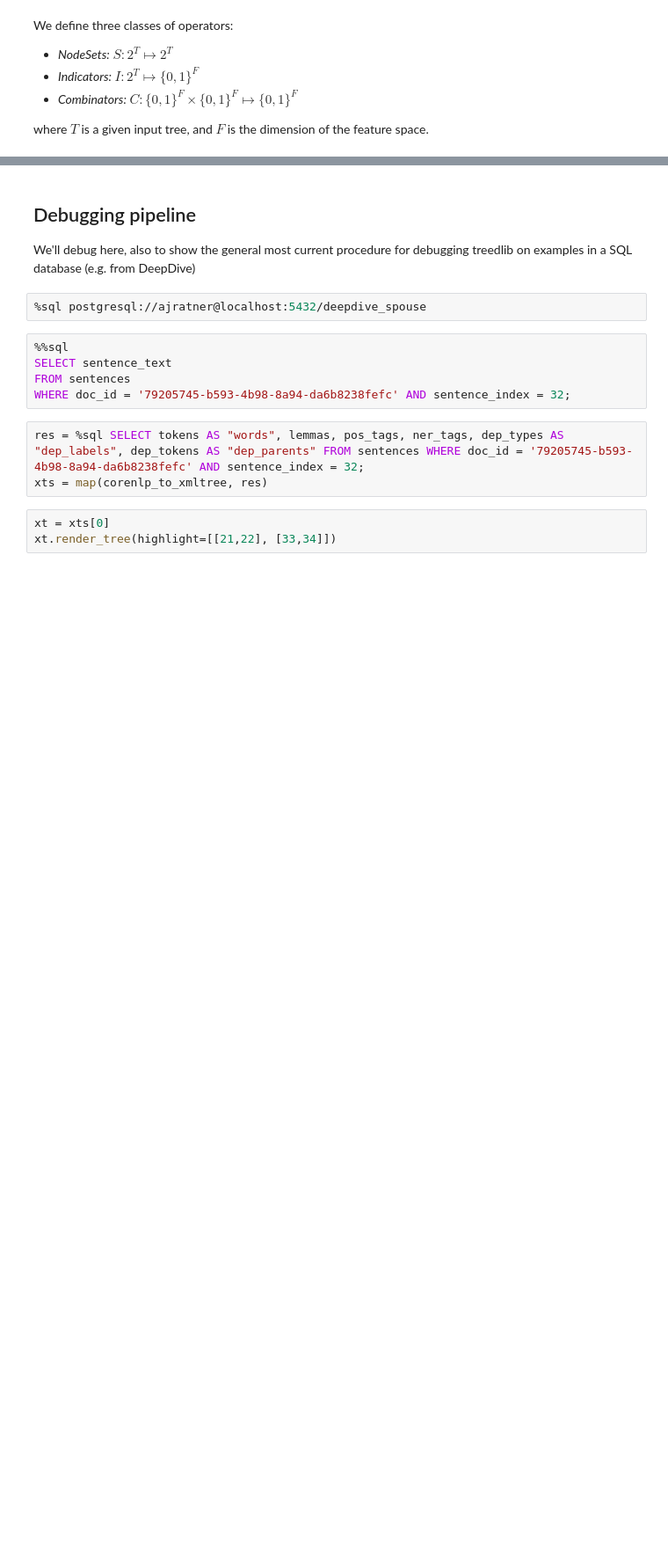
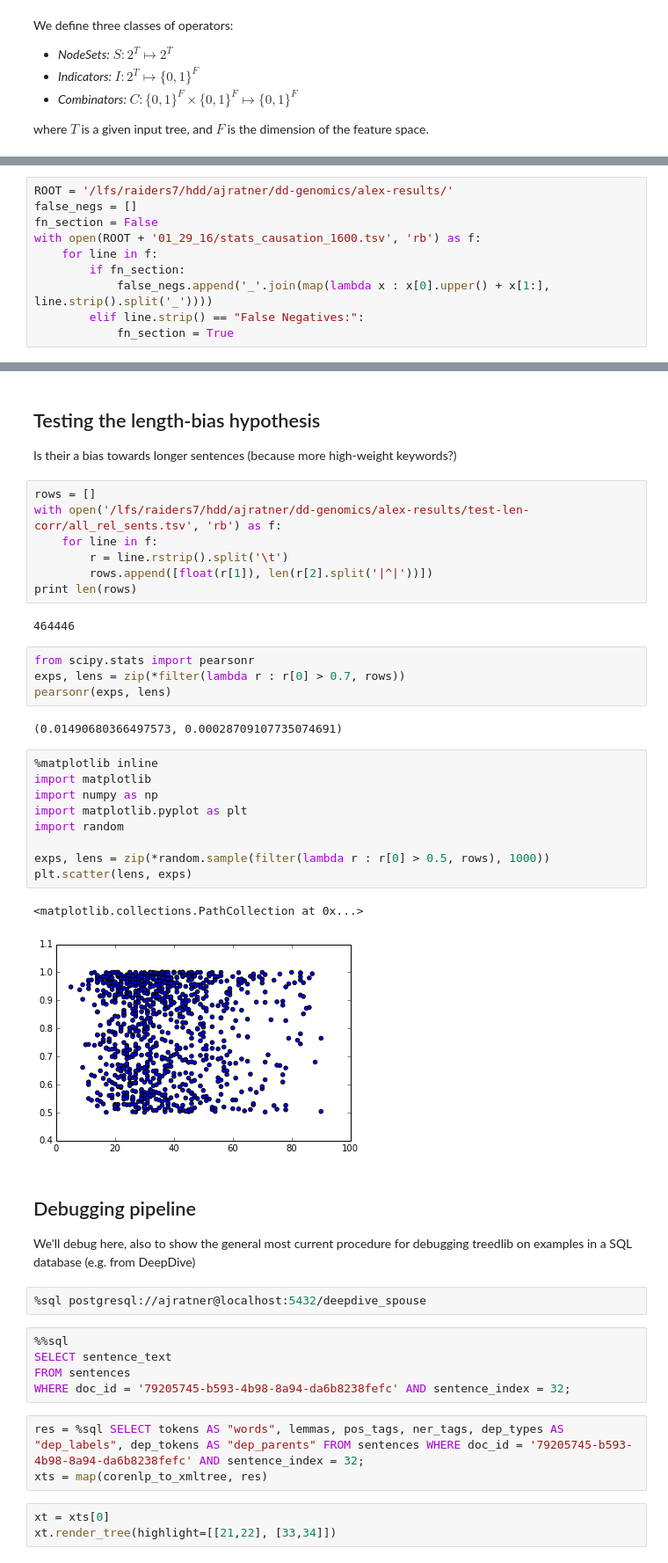
Before and after one commit to HazyResearch/treedlib, a Jupyter notebook: treedlib.ipynb, the cells around one changed output, grey strips where cells are left out. Shown at 88% size. Drawn from its saved outputs; the diff is of its cells as text; blank space fills up the shorter version.

```diff
--- a/treedlib.ipynb
+++ b/treedlib.ipynb
@@ -26,0 +39,10 @@ where $T$ is a given input tree, and $F$ is the dimension of the feature space.
+# %%
+ROOT = '/lfs/raiders7/hdd/ajratner/dd-genomics/alex-results/'
+false_negs = []
+fn_section = False
+with open(ROOT + '01_29_16/stats_causation_1600.tsv', 'rb') as f:
+    for line in f:
+        if fn_section:
+            false_negs.append('_'.join(map(lambda x : x[0].upper() + x[1:], line.strip().split('_'))))
+        elif line.strip() == "False Negatives:":
+            fn_section = True
@@ -76,3 +251,34 @@ Indicator(Parent(Between(Mention(0), Mention(1))), 'word').print_apply(xt.root,
+# %% [markdown]
+## Testing the length-bias hypothesis
+
+Is their a bias towards longer sentences (because more high-weight keywords?)
+# %%
+rows = []
+with open('/lfs/raiders7/hdd/ajratner/dd-genomics/alex-results/test-len-corr/all_rel_sents.tsv', 'rb') as f:
+    for line in f:
+        r = line.rstrip().split('\t')
+        rows.append([float(r[1]), len(r[2].split('|^|'))])
+print len(rows)
+# %% [output]
+464446
+# %%
+from scipy.stats import pearsonr
+exps, lens = zip(*filter(lambda r : r[0] > 0.7, rows))
+pearsonr(exps, lens)
+# %% [output]
+(0.01490680366497573, 0.00028709107735074691)
+# %%
+%matplotlib inline
+import matplotlib
+import numpy as np
+import matplotlib.pyplot as plt
+import random
+
+exps, lens = zip(*random.sample(filter(lambda r : r[0] > 0.5, rows), 1000))
+plt.scatter(lens, exps)
+# %% [output]
+<matplotlib.collections.PathCollection at 0x...>
+[figure, added]
 # %% [markdown]
 ## Debugging pipeline
 
```
Also changed, not shown: parts of 19 cells of this notebook.
